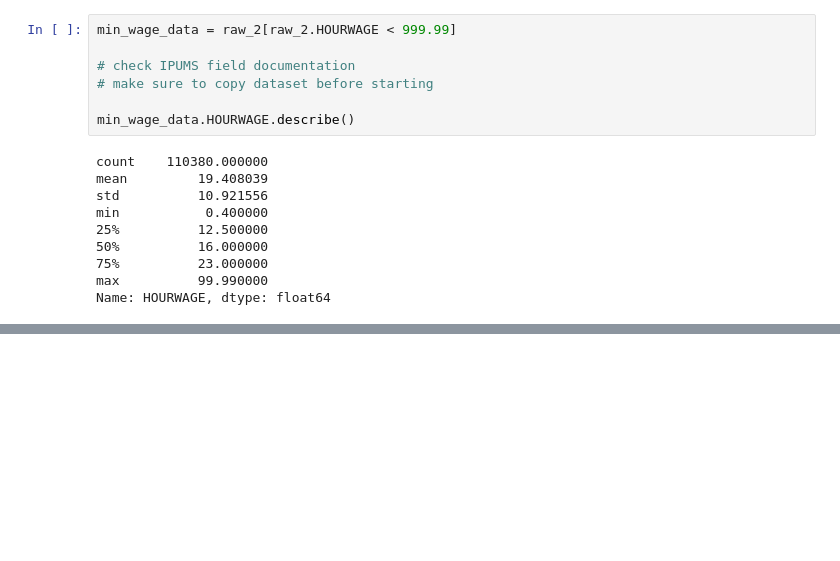
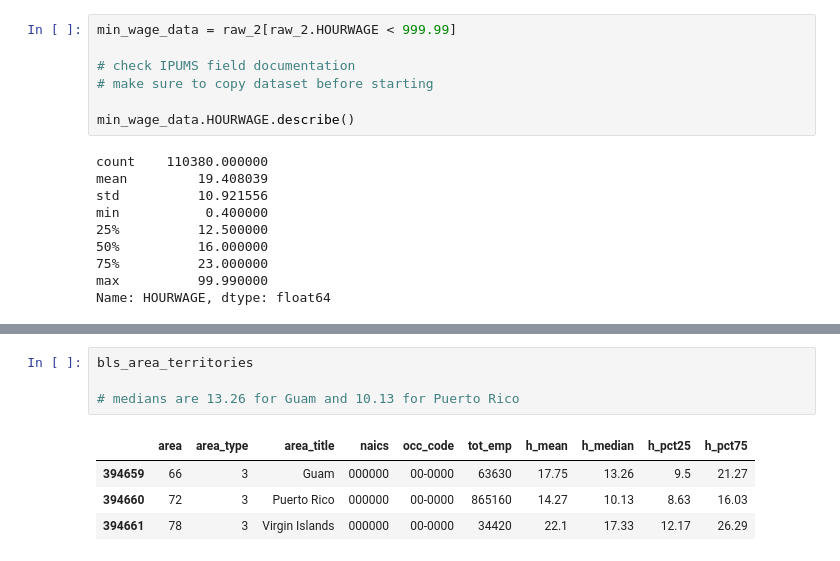
Before and after one commit to UBICenter/min-wage, a Jupyter notebook: jb/min_wage_script.ipynb, the cells around one changed output, grey strips where cells are left out. Saved outputs shown, nothing was run; the diff lists cells and outputs as text; blank space fills up the shorter version.

```diff
--- a/jb/min_wage_script.ipynb
+++ b/jb/min_wage_script.ipynb
@@ -243,0 +198,9 @@ PaladinTemp                          thesis
+# %%
+bls_area_territories
+
+# medians are 13.26 for Guam and 10.13 for Puerto Rico
+# %% [output]
+|  | area | area_type | area_title | naics | occ_code | tot_emp | h_mean | h_median | h_pct25 | h_pct75 |
+| 394659 | 66 | 3 | Guam | 000000 | 00-0000 | 63630 | 17.75 | 13.26 | 9.5 | 21.27 |
+| 394660 | 72 | 3 | Puerto Rico | 000000 | 00-0000 | 865160 | 14.27 | 10.13 | 8.63 | 16.03 |
+| 394661 | 78 | 3 | Virgin Islands | 000000 | 00-0000 | 34420 | 22.1 | 17.33 | 12.17 | 26.29 |
```
Also changed, not shown: parts of 18 cells of this notebook, 1 other file.
